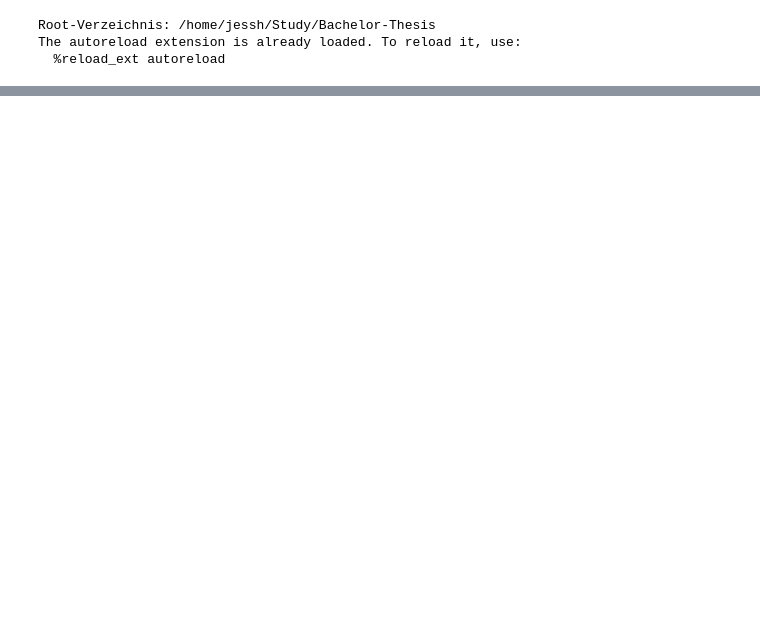
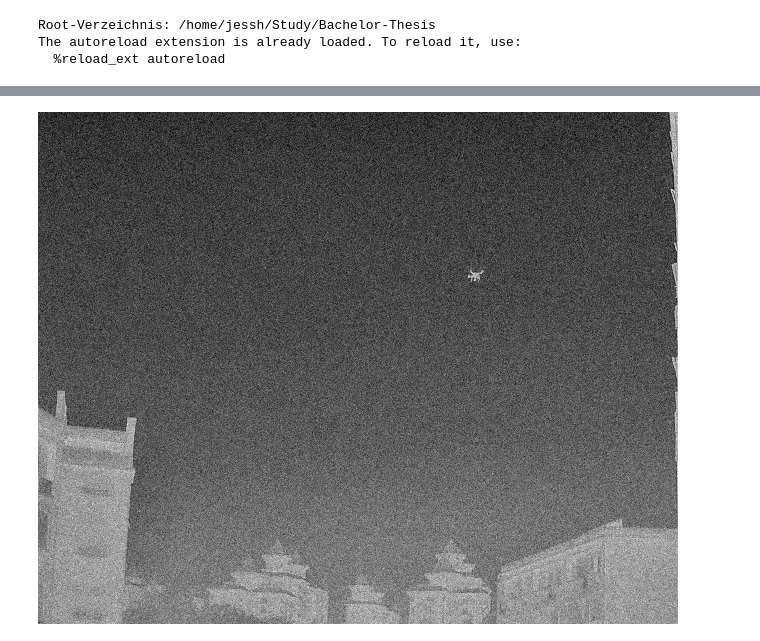
Before and after one commit to MoriartyCoder/Bachelor-Thesis, a Jupyter notebook: notebooks/03_augmentation.ipynb, the cells around one changed output, grey strips where cells are left out. Drawn from its saved outputs; the diff is of its cells as text; code cells hidden in the pictures; blank space fills up the shorter version.

```diff
--- a/notebooks/03_augmentation.ipynb
+++ b/notebooks/03_augmentation.ipynb
@@ -18,16 +33,5 @@ train_data = AntiUAVDataset(TRAINING_DIR)
 # %%
-def wrap(transform):
-    # Falls nur ein einzelner Transform übergeben wurde, in eine Liste packen
-    if not isinstance(transform, (list, tuple)):
-        transform = [transform]
 
-    return A.Compose(
-        transform,
-        bbox_params=A.BboxParams(format='coco', label_fields=['class_labels']),
-        save_applied_params=True
-    )
-
-PROB = 1.0
 transforms = [
     # 1. Simuliert thermisches Rauschen des Sensors
     A.GaussNoise(var_limit=(1.0, 5.0), p=PROB),
@@ -44,13 +48,36 @@ transforms = [
     # 5. Simuliert Hitzeflimmern in Bodennähe
     [A.OpticalDistortion(distort_limit=0.05, shift_limit=0.05, p=PROB),
      A.GridDistortion(num_steps=5, distort_range=(-0.1, 0.1), p=PROB)],
+
+    A.Downscale(
+        scale_range=(0.05, 0.25),
+        interpolation_pair={'downscale': cv2.INTER_NEAREST, 'upscale': cv2.INTER_LINEAR},
+        p=PROB
+    ),
 ]
 
-b_show_org= True
+
+transforms =[
+    A.CLAHE(clip_limit=4.0, tile_grid_size=(8, 8), p=PROB),
+
+# 1. Globales Histogramm-Shifting (Simuliert globale Temperatur-Drifts)
+    A.Lambda(
+        image=lambda img, **kw: thermal_histogram_shift(img, delta_limit=35),
+        p=PROB
+    ),
+
+    # 2. Histogramm-Kompression (Simuliert Thermal Crossover / niedrigen SCR)
+    A.Lambda(
+        image=lambda img, **kw: thermal_histogram_compression(img, gamma_min=0.4, gamma_max=0.85),
+        p=PROB
+    ),
+]
+
+b_show_org = True
 for transform in transforms:
-
     train_data.transform = wrap(transform)
     img, target, img_org = train_data[100000]
+    continue
 
     if b_show_org:
         print(f"ORG:    {target['img_path']}")
@@ -76,0 +511,7 @@ OpticalDistortion GridDistortion
+# %%
+from augmentations.ir_camara_effects import netd_augmentation
+
+aug_img = netd_augmentation(img_org, min_sigma=15)
+show_img(aug_img)
+# %% [output]
+[figure, added]
```
Also changed, not shown: parts of 10 cells of this notebook, 4 other files.
